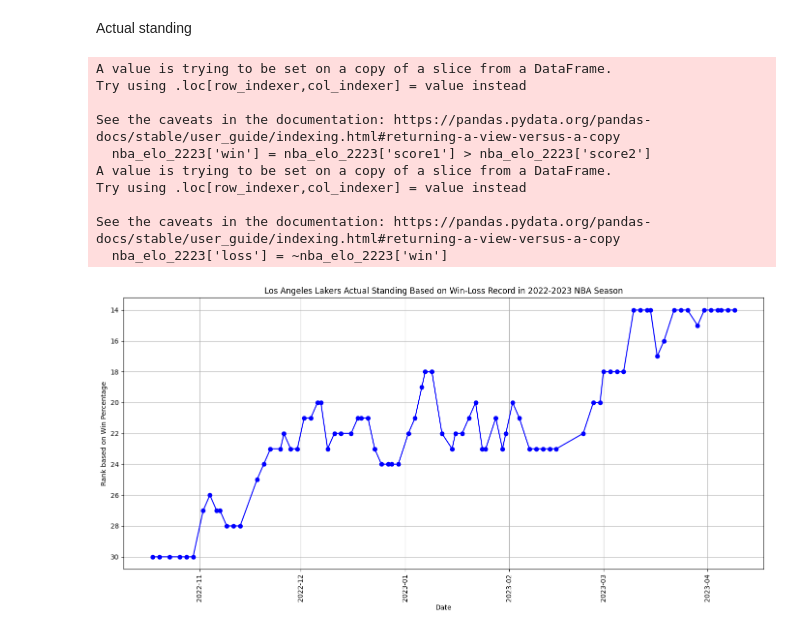
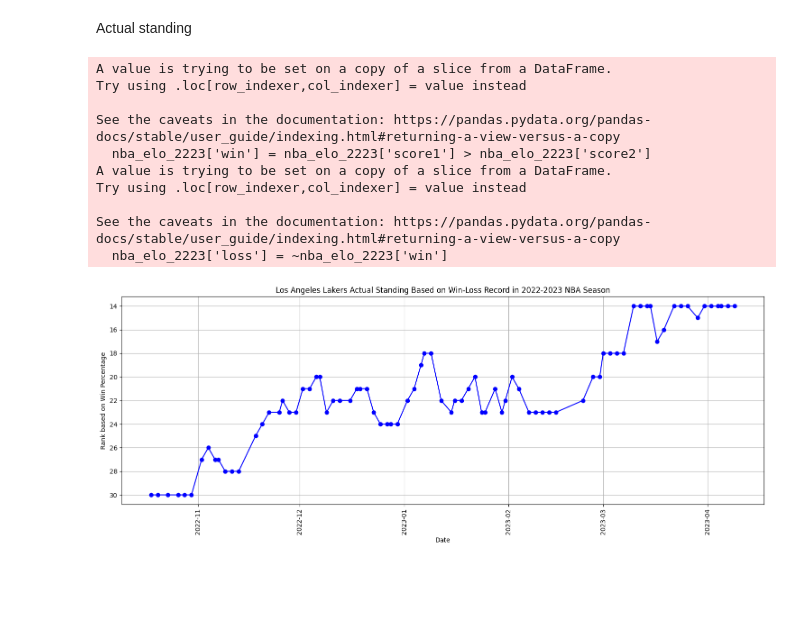
Before and after one commit to 7ony1113/Final-Year-Project, a Jupyter notebook: elo_validation.ipynb, the cells around one changed output. Drawn from its saved outputs; the diff is of its cells as text; code cells hidden in the pictures; blank space fills up the shorter version.

Commit message:
merging plots

```diff
--- a/elo_validation.ipynb
+++ b/elo_validation.ipynb
@@ -101,32 +101,32 @@ lakers_losses = nba_elo_2223.groupby('date')['loss'].sum() - lakers_wins
 lakers_win_pct = lakers_wins / (lakers_wins + lakers_losses)
 
 # Calculate the Lakers' rank by comparing win percentage with all teams
 lakers_actual_rank = wins_losses.apply(lambda x: (x >= lakers_wins[x.name]).sum(), axis=1)
 
 # Filter for the Lakers' games to plot their rank over the season
 lakers_games = nba_elo_2223[(nba_elo_2223['team1'] == 'LAL') | (nba_elo_2223['team2'] == 'LAL')]
 lakers_games = lakers_games.sort_values('date')
 lakers_ranks_on_game_days = lakers_actual_rank.loc[lakers_games['date']].sort_index()
 
-plt.figure(figsize=(14, 7))
+plt.figure(figsize=(15, 6))
 plt.plot(lakers_ranks_on_game_days.index.values, lakers_ranks_on_game_days.values, marker='o', linestyle='-', color='blue')
 plt.gca().invert_yaxis()  # Higher rank should be at the top
 plt.title('Los Angeles Lakers Actual Standing Based on Win-Loss Record in 2022-2023 NBA Season')
 plt.xlabel('Date')
 plt.ylabel('Rank based on Win Percentage')
 plt.xticks(rotation=90)
 plt.grid(True)
 plt.tight_layout()
 plt.show()
 # %% [output]
 A value is trying to be set on a copy of a slice from a DataFrame.
 Try using .loc[row_indexer,col_indexer] = value instead
 
 See the caveats in the documentation: https://pandas.pydata.org/pandas-docs/stable/user_guide/indexing.html#returning-a-view-versus-a-copy
   nba_elo_2223['win'] = nba_elo_2223['score1'] > nba_elo_2223['score2']
 A value is trying to be set on a copy of a slice from a DataFrame.
 Try using .loc[row_indexer,col_indexer] = value instead
 
 See the caveats in the documentation: https://pandas.pydata.org/pandas-docs/stable/user_guide/indexing.html#returning-a-view-versus-a-copy
   nba_elo_2223['loss'] = ~nba_elo_2223['win']
-[figure, old version]
+[figure, new version]
```
Also changed, not shown: parts of 2 cells of this notebook.
